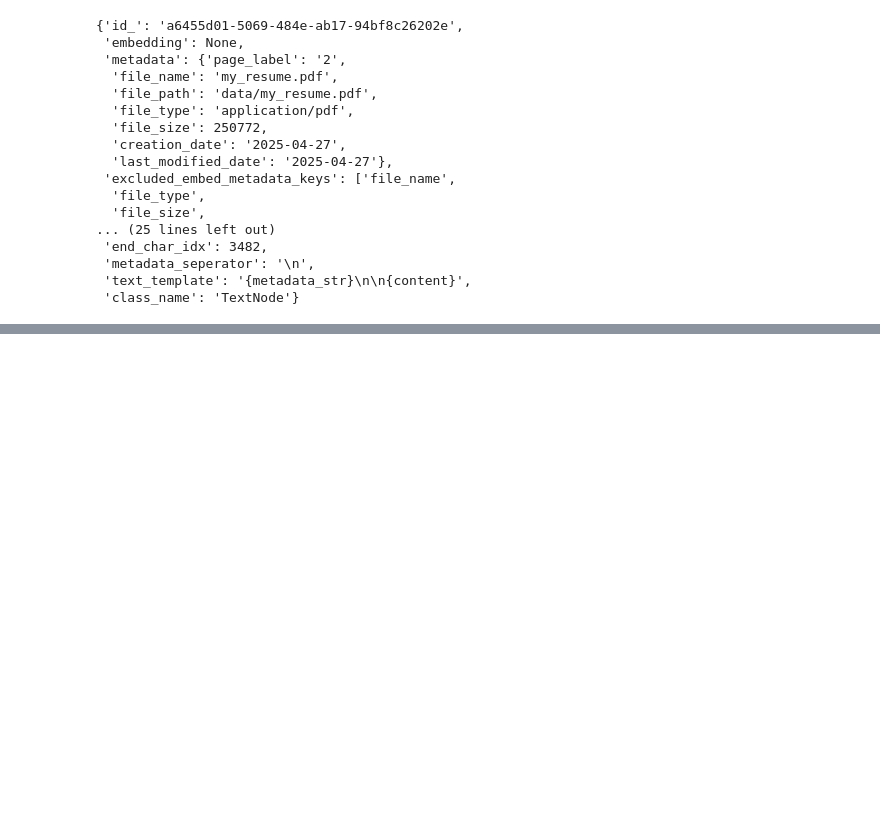
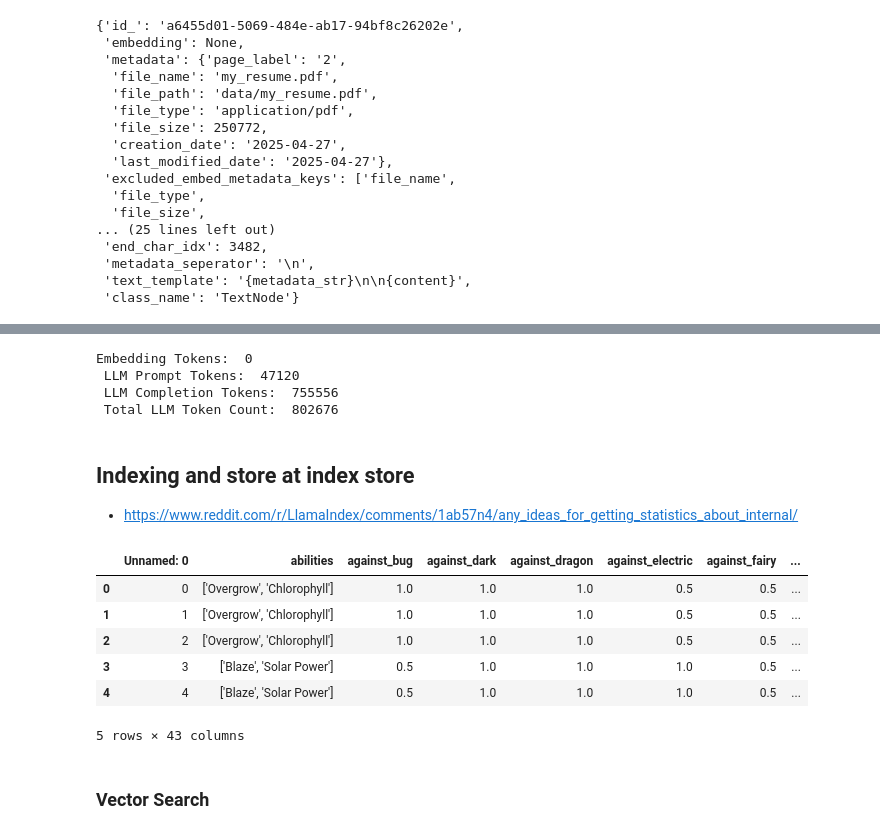
Before and after one commit to shaohong-g/All-About-LLM, a Jupyter notebook: rag.ipynb, the cells around one changed output, grey strips where cells are left out. Drawn from its saved outputs; the diff is of its cells as text; code cells hidden in the pictures; blank space fills up the shorter version.

Commit message:
llama index rag and agentic

```diff
--- a/rag.ipynb
+++ b/rag.ipynb
@@ -181,0 +508,38 @@ node1["node"]
+# %%
+POKEMON_DESCRIPTION_PROMPT = """
+Give me a detailed summary of the pokemon, {name}.
+You should provide the following details:
+1. Characteristics
+2. Behavior
+3. Pokedex description
+4. Notable trainers who owns them
+5. Famous scene in Pokemon franchise
+"""
+##### Commented this to avoid running again #####
+df["description"] = df["name"].apply(lambda x: str(llm.complete(POKEMON_DESCRIPTION_PROMPT.format(name=x))) )
+df.to_csv(POKEMON_FILE_SAVED)
+
+##### Tokens spent #####
+get_token_info(reset=True)
+# %% [output]
+Embedding Tokens:  0
+ LLM Prompt Tokens:  47120
+ LLM Completion Tokens:  755556
+ Total LLM Token Count:  802676
+# %% [markdown]
+## Indexing and store at index store
+- https://www.reddit.com/r/LlamaIndex/comments/1ab57n4/any_ideas_for_getting_statistics_about_internal/
+# %%
+POKEMON_FILE_SAVED = "./data/pokemon_updated.csv"
+df = pd.read_csv(POKEMON_FILE_SAVED)
+df.head()
+# %% [output]
+|  | Unnamed: 0 | abilities | against_bug | against_dark | against_dragon | against_electric | against_fairy | ... |
+| 0 | 0 | ['Overgrow', 'Chlorophyll'] | 1.0 | 1.0 | 1.0 | 0.5 | 0.5 | ... |
+| 1 | 1 | ['Overgrow', 'Chlorophyll'] | 1.0 | 1.0 | 1.0 | 0.5 | 0.5 | ... |
+| 2 | 2 | ['Overgrow', 'Chlorophyll'] | 1.0 | 1.0 | 1.0 | 0.5 | 0.5 | ... |
+| 3 | 3 | ['Blaze', 'Solar Power'] | 0.5 | 1.0 | 1.0 | 1.0 | 0.5 | ... |
+| 4 | 4 | ['Blaze', 'Solar Power'] | 0.5 | 1.0 | 1.0 | 1.0 | 0.5 | ... |
+5 rows × 43 columns
+# %% [markdown]
+### Vector Search
```
Also changed, not shown: parts of 55 cells of this notebook, 6 other files.
